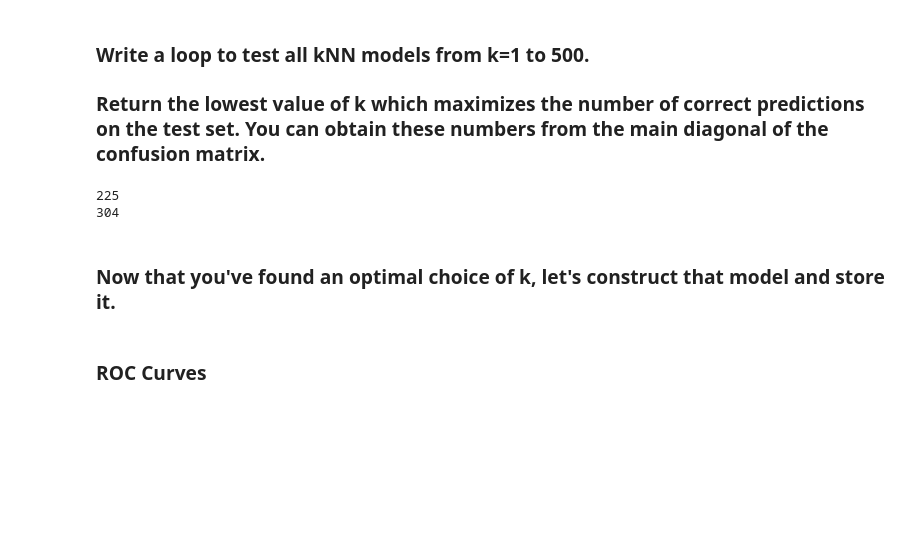
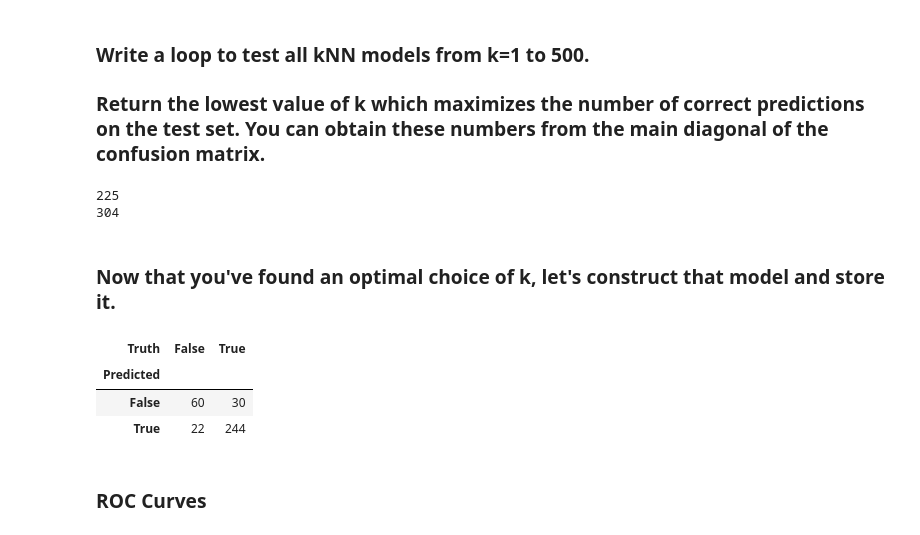
Before and after one commit to alex-kastanos/code_2600, a Jupyter notebook: mod06_classification.ipynb, the cells around one changed output. Saved outputs shown, nothing was run; the diff lists cells and outputs as text; code cells hidden in the pictures; blank space fills up the shorter version.

```diff
--- a/mod06_classification.ipynb
+++ b/mod06_classification.ipynb
@@ -353,12 +353,17 @@ print(num_correct_pred)
 # %% [markdown]
 ### Now that you've found an optimal choice of k, let's construct that model and store it.
 # %%
-knn_opt = KNeighborsClassifier(n_neighbors=#fillin
+knn_opt = KNeighborsClassifier(n_neighbors=best_k
                                )
 knn_opt.fit(X_train_array, y_train)
 knn_opt_test = knn_opt.predict(X_test_array)
 
 confusion_table(knn_opt_test, y_test)
+# %% [output]
+| Truth | False | True |
+| Predicted |  |  |
+| False | 60 | 30 |
+| True | 22 | 244 |
 # %% [markdown]
 ### ROC Curves
 # %%
```
Also changed, not shown: parts of 3 cells of this notebook.
